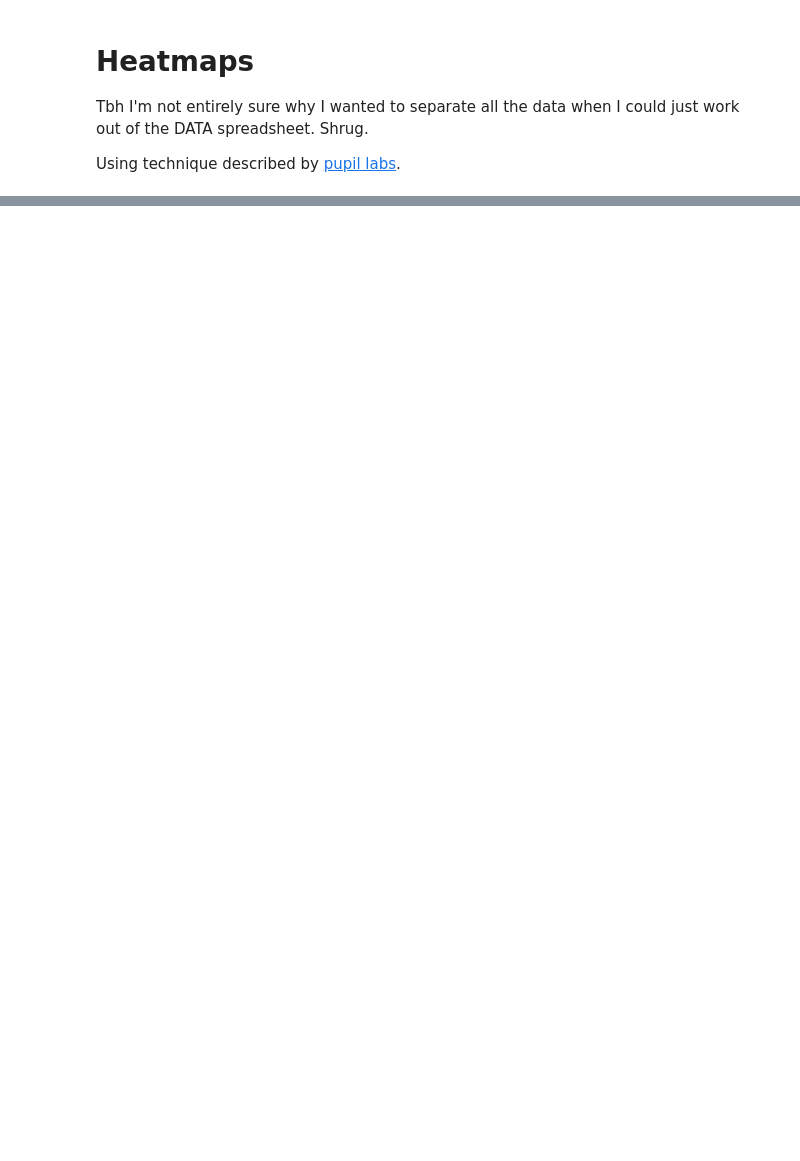
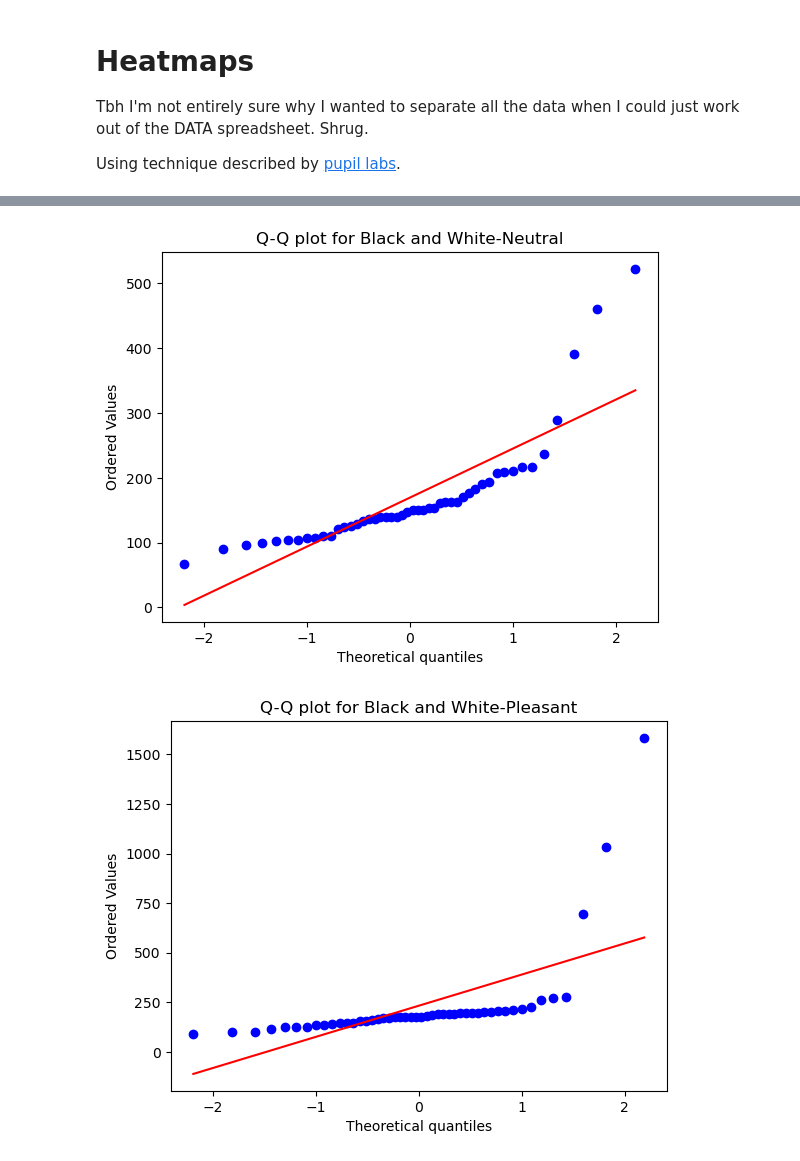
Before and after one commit to elizabethbeard/gamified, a Jupyter notebook: analysis/gamified_biometrics.ipynb, the cells around one changed output, grey strips where cells are left out. Drawn from its saved outputs; the diff is of its cells as text; code cells hidden in the pictures; blank space fills up the shorter version.

```diff
--- a/analysis/gamified_biometrics.ipynb
+++ b/analysis/gamified_biometrics.ipynb
@@ -400,5 +359,0 @@ def aggregate_heatmaps(heatmaps):
-# %%
-subj_dirs = sorted(glob.glob(os.path.join(data_dir, 'sub-*')))
-
-image_id = '2512' # eventually i'll want to loop through all of the images and make sure the image is just the prefix (not the .jpg)
-images_path = os.path.abspath(os.path.join(os.getcwd(), f'../summer-2024/tasks/study1-images_v1-20240602/'))
@@ -405 +365,6 @@ images_path = os.path.abspath(os.path.join(os.getcwd(), f'../summer-2024/tasks/s
+# %%
+subj_dirs = sorted(glob.glob(os.path.join(data_dir, 'sub-*')))
+all_stimuli = pd.read_csv(os.path.join('/Users/ebeard/Dropbox (Penn)/gamified/summer-2024/tasks/image-list_v3-20240618.csv'))
+stim_list = list(all_stimuli['IAPS Source file'])+list(all_stimuli['Game6 - Black and White'])+list(all_stimuli['Game2 - Cartoon style#1'])
+screen_path = os.path.join(data_dir, 'screen')
 # %%
@@ -520,0 +455,3 @@ Heatmap overlay image saved at: /Users/ebeard/Downloads/heatmap_overlay.png
+# %%
+avg_df = first_fixation_df.groupby(['subj', 'category', 'condition']).agg({'time_to_first_fixation': 'mean', 'Fixation Duration': 'mean'}).reset_index()
+avg_df.groupby(['condition', 'category']).agg({'Fixation Duration': ['mean', 'std'], 'time_to_first_fixation': ['mean', 'std']})
@@ -520,0 +471,12 @@ Heatmap overlay image saved at: /Users/ebeard/Downloads/heatmap_overlay.png
+# %%
+# Check Normality
+# Use Q-Q plots to assess normality visually
+for condition in avg_df['condition'].unique():
+    for cond2 in avg_df['category'].unique():
+        subset = avg_df[(avg_df['condition'] == condition) & (avg_df['category'] == cond2)]
+        stats.probplot(subset['Fixation Duration'], dist="norm", plot=plt)
+        plt.title(f"Q-Q plot for {condition}-{cond2}")
+        plt.show()
+# %% [output]
+[figure, added]
+[figure, added]
```
Also changed, not shown: parts of 21 cells of this notebook.
